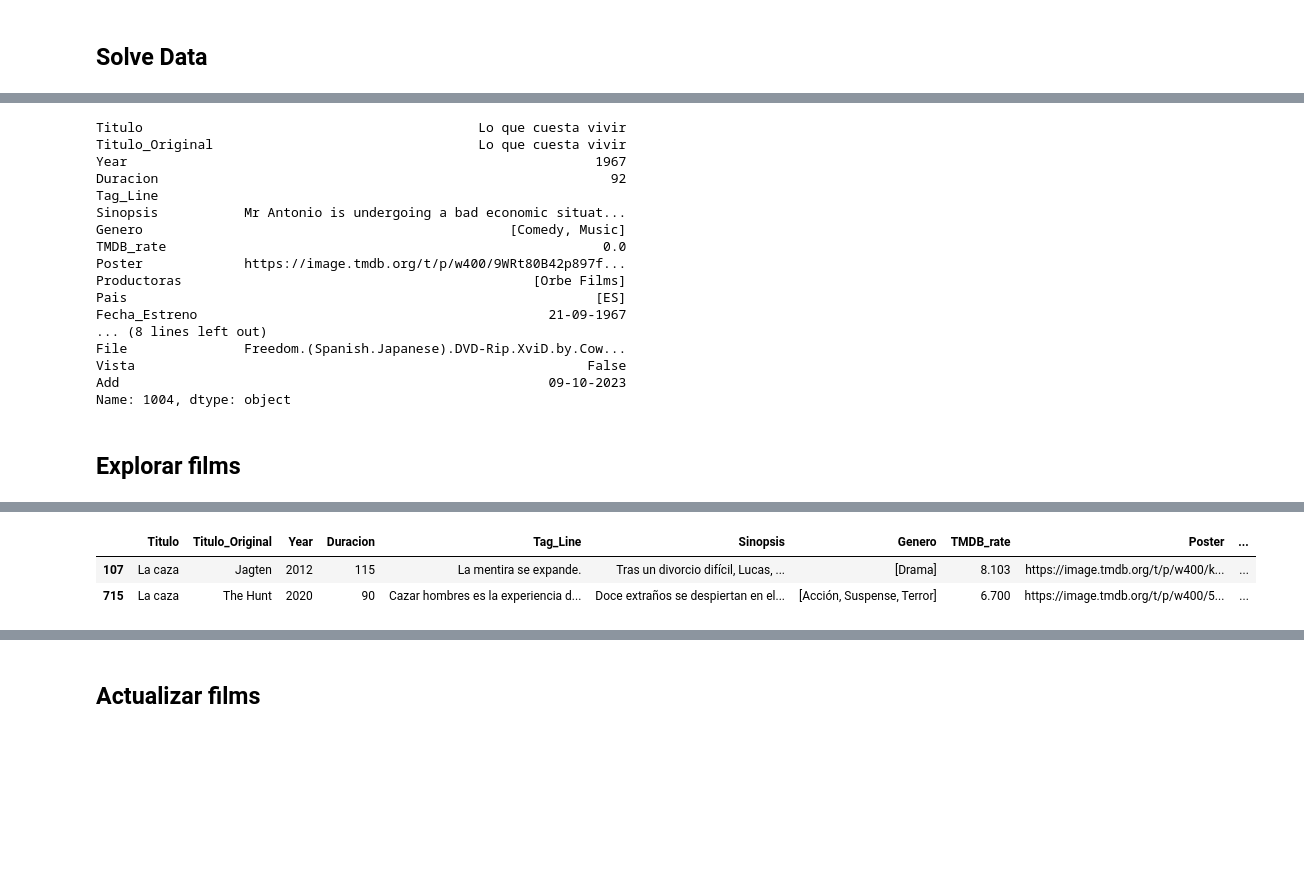
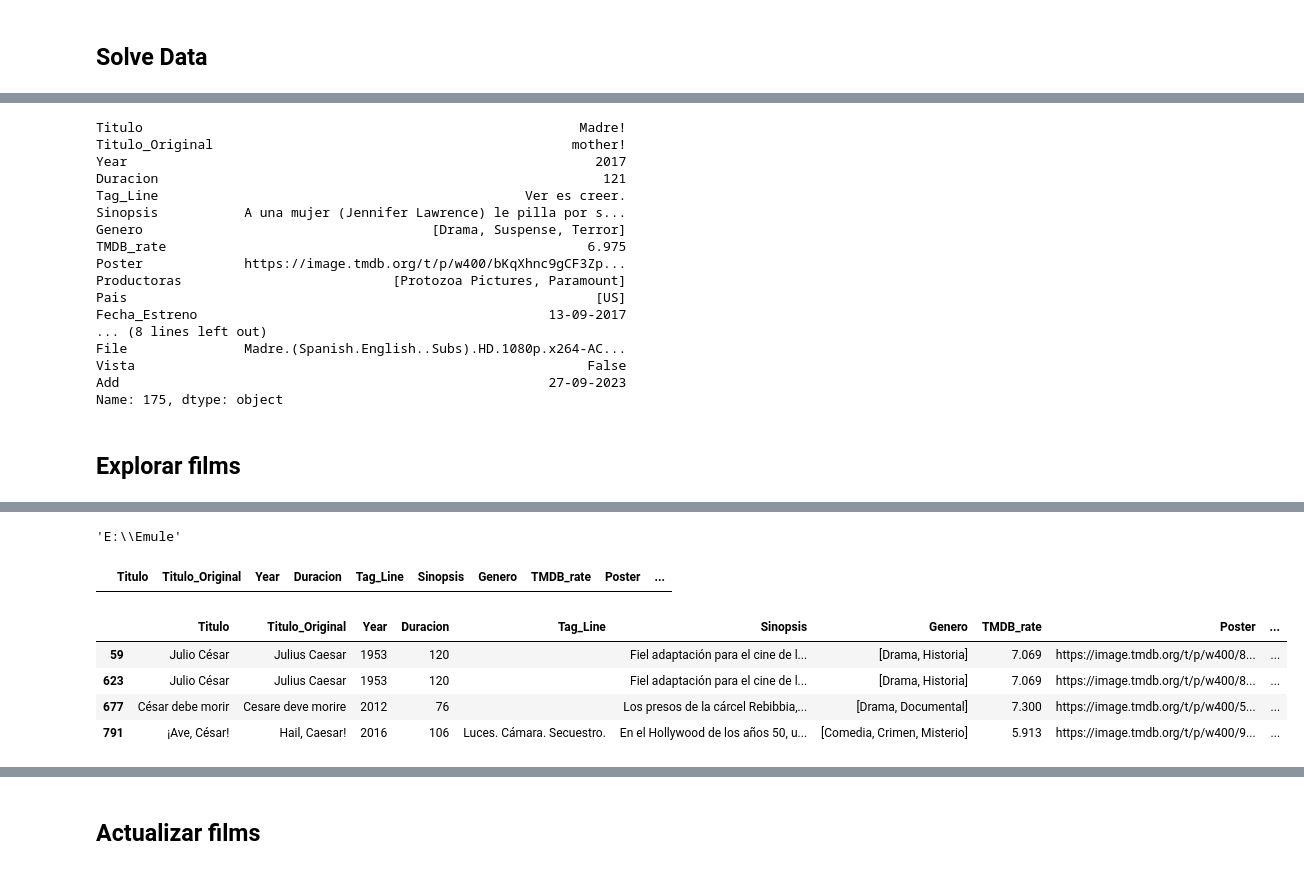
Before and after one commit to gusavato/streamberry, a Jupyter notebook: visor_control.ipynb, the cells around one changed output, grey strips where cells are left out. Drawn from its saved outputs; the diff is of its cells as text; code cells hidden in the pictures; blank space fills up the shorter version.

```diff
--- a/visor_control.ipynb
+++ b/visor_control.ipynb
@@ -30,29 +30,29 @@ Name: 91, dtype: object
 # %%
-index = 1004
-TMDB_id = 60424
+index = 175
+TMDB_id = 381283
 
 
 solve_data(index, TMDB_id)
 films = pd.read_parquet('films.parquet')
 films.loc[index,:]
 # %% [output]
-Titulo                                           Lo que cuesta vivir
-Titulo_Original                                  Lo que cuesta vivir
-Year                                                            1967
-Duracion                                                          92
-Tag_Line
-Sinopsis           Mr Antonio is undergoing a bad economic situat...
-Genero                                               [Comedy, Music]
-TMDB_rate                                                        0.0
-Poster             https://image.tmdb.org/t/p/w400/9WRt80B42p897f...
-Productoras                                             [Orbe Films]
-Pais                                                            [ES]
-Fecha_Estreno                                             21-09-1967
+Titulo                                                        Madre!
+Titulo_Original                                              mother!
+Year                                                            2017
+Duracion                                                         121
+Tag_Line                                               Ver es creer.
+Sinopsis           A una mujer (Jennifer Lawrence) le pilla por s...
+Genero                                     [Drama, Suspense, Terror]
+TMDB_rate                                                      6.975
+Poster             https://image.tmdb.org/t/p/w400/bKqXhnc9gCF3Zp...
+Productoras                           [Protozoa Pictures, Paramount]
+Pais                                                            [US]
+Fecha_Estreno                                             13-09-2017
 ... (8 lines left out)
-File               Freedom.(Spanish.Japanese).DVD-Rip.XviD.by.Cow...
+File               Madre.(Spanish.English..Subs).HD.1080p.x264-AC...
 Vista                                                          False
-Add                                                       09-10-2023
-Name: 1004, dtype: object
+Add                                                       27-09-2023
+Name: 175, dtype: object
 # %% [markdown]
 ## Explorar films
 # %%
@@ -62,9 +62,22 @@ films.head(2)
 |  | Titulo | Titulo_Original | Year | Duracion | Tag_Line | Sinopsis | Genero | TMDB_rate | Poster | ... |
 | 0 | Ninja Turtles: Fuera de las sombras | Teenage Mutant Ninja Turtles: Out... | 2016 | 112 | Sólo un equipo puede defendernos ... | Michelangelo, Donatello, Leonardo... | [Acción, Aventura, Comedia, Famil... | 6.007 | https://image.tmdb.org/t/p/w400/t... | ... |
 | 1 | Ant-Man y la Avispa: Quantumanía | Ant-Man and the Wasp: Quantumania | 2023 | 125 | Sé testigo del comienzo de una nu... | La pareja de superhéroes Scott La... | [Acción, Aventura, Ciencia ficción] | 6.436 | https://image.tmdb.org/t/p/w400/l... | ... |
+# %%
+films.loc[13,'Root']
+# %% [output]
+'E:\\Emule'
+# %%
+films.loc[134,'Root'] = 'G:\Pelis WD Elements'
+films.loc[134,'Folder'] = 'Millenium. Los hombres que no amaban a las mujeres'
+# %%
+films[films.Root.isna()]
+# %% [output]
+|  | Titulo | Titulo_Original | Year | Duracion | Tag_Line | Sinopsis | Genero | TMDB_rate | Poster | ... |
 # %%
-films[films.Titulo.str.contains('La caza')]
+films[films.Titulo.str.contains('César')]
 # %% [output]
 |  | Titulo | Titulo_Original | Year | Duracion | Tag_Line | Sinopsis | Genero | TMDB_rate | Poster | ... |
-| 107 | La caza | Jagten | 2012 | 115 | La mentira se expande. | Tras un divorcio difícil, Lucas, ... | [Drama] | 8.103 | https://image.tmdb.org/t/p/w400/k... | ... |
-| 715 | La caza | The Hunt | 2020 | 90 | Cazar hombres es la experiencia d... | Doce extraños se despiertan en el... | [Acción, Suspense, Terror] | 6.700 | https://image.tmdb.org/t/p/w400/5... | ... |
+| 59 | Julio César | Julius Caesar | 1953 | 120 |  | Fiel adaptación para el cine de l... | [Drama, Historia] | 7.069 | https://image.tmdb.org/t/p/w400/8... | ... |
+| 623 | Julio César | Julius Caesar | 1953 | 120 |  | Fiel adaptación para el cine de l... | [Drama, Historia] | 7.069 | https://image.tmdb.org/t/p/w400/8... | ... |
+| 677 | César debe morir | Cesare deve morire | 2012 | 76 |  | Los presos de la cárcel Rebibbia,... | [Drama, Documental] | 7.300 | https://image.tmdb.org/t/p/w400/5... | ... |
+| 791 | ¡Ave, César! | Hail, Caesar! | 2016 | 106 | Luces. Cámara. Secuestro. | En el Hollywood de los años 50, u... | [Comedia, Crimen, Misterio] | 5.913 | https://image.tmdb.org/t/p/w400/9... | ... |
```
Also changed, not shown: parts of 4 cells of this notebook.
